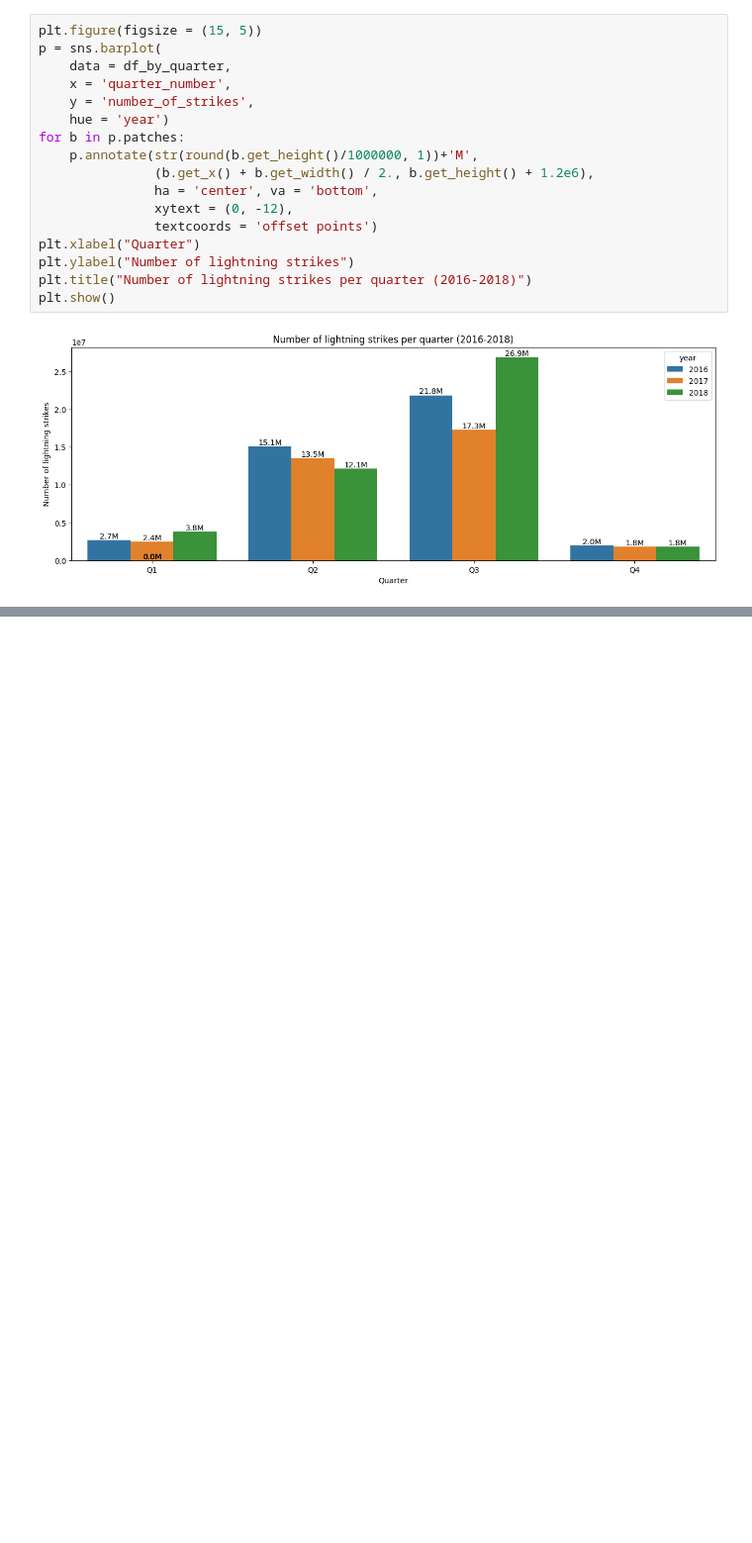
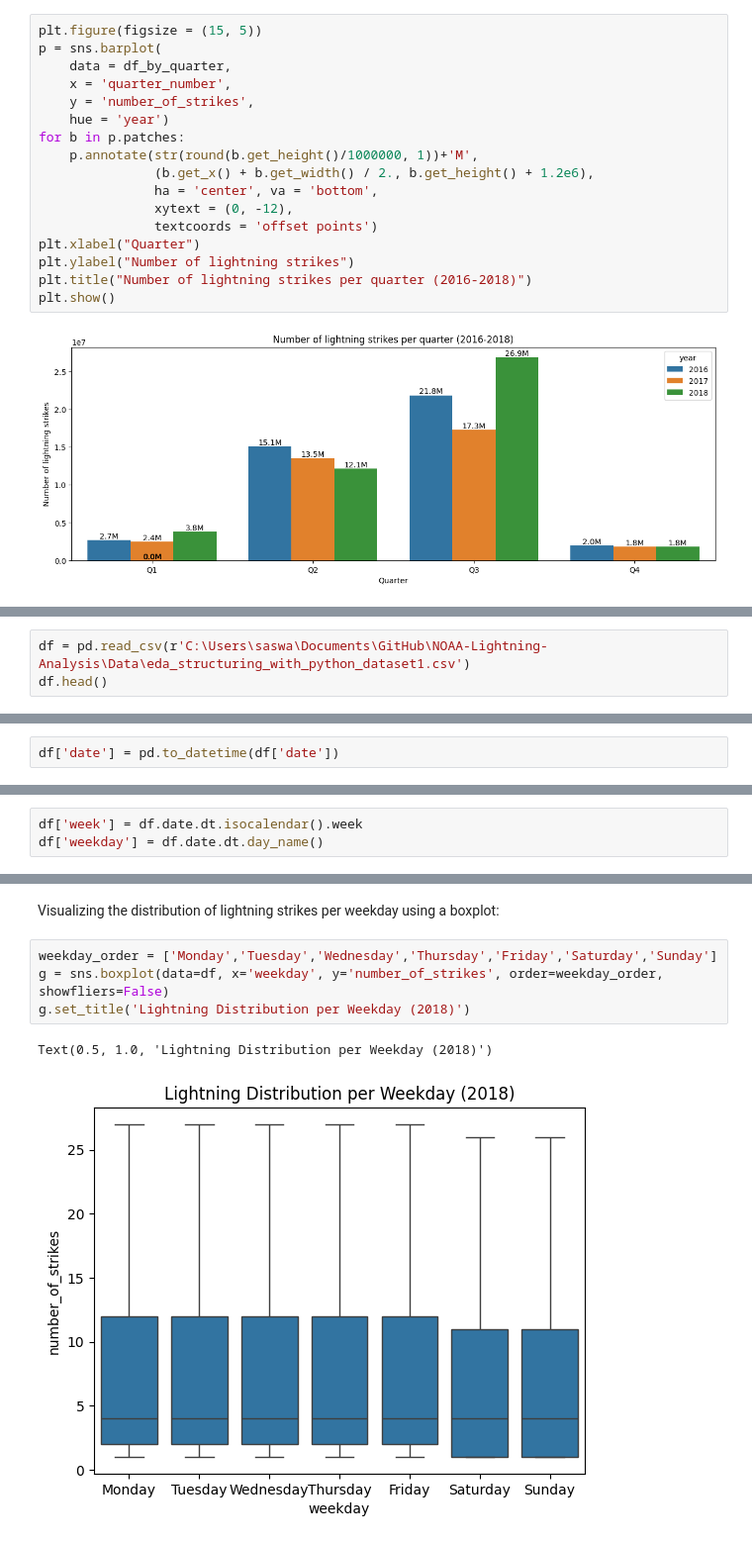
Before and after one commit to Cyberoctane29/NOAA-Lightning-Analysis, a Jupyter notebook: NOAA_Lightning_Analysis.ipynb, the cells around one changed output, grey strips where cells are left out. Shown at 99% size. Cells and saved outputs as stored; diff of their text form; blank space fills up the shorter version.

```diff
--- a/NOAA_Lightning_Analysis.ipynb
+++ b/NOAA_Lightning_Analysis.ipynb
@@ -485,0 +494,3 @@ plt.show()
+# %%
+df = pd.read_csv(r'C:\Users\saswa\Documents\GitHub\NOAA-Lightning-Analysis\Data\eda_structuring_with_python_dataset1.csv')
+df.head()
@@ -485,0 +506,2 @@ plt.show()
+# %%
+df['date'] = pd.to_datetime(df['date'])
@@ -485,0 +579,3 @@ plt.show()
+# %%
+df['week'] = df.date.dt.isocalendar().week
+df['weekday'] = df.date.dt.day_name()
@@ -485,0 +596,9 @@ plt.show()
+# %% [markdown]
+Visualizing the distribution of lightning strikes per weekday using a boxplot:
+# %%
+weekday_order = ['Monday','Tuesday','Wednesday','Thursday','Friday','Saturday','Sunday']
+g = sns.boxplot(data=df, x='weekday', y='number_of_strikes', order=weekday_order, showfliers=False)
+g.set_title('Lightning Distribution per Weekday (2018)')
+# %% [output]
+Text(0.5, 1.0, 'Lightning Distribution per Weekday (2018)')
+[figure, added]
```
Also changed, not shown: parts of 38 cells of this notebook.
